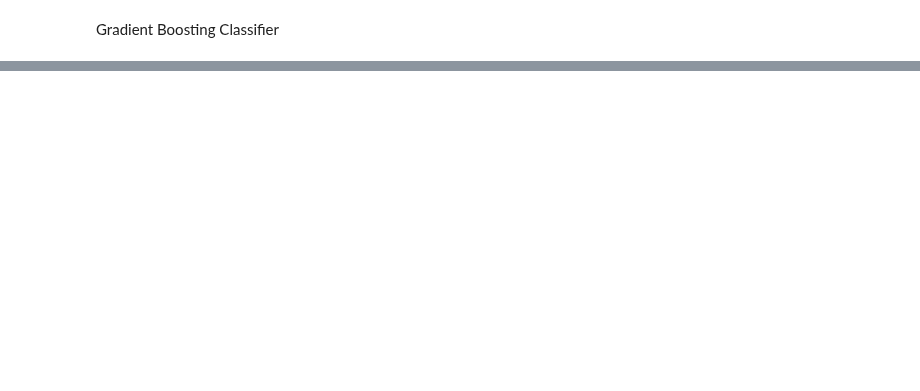
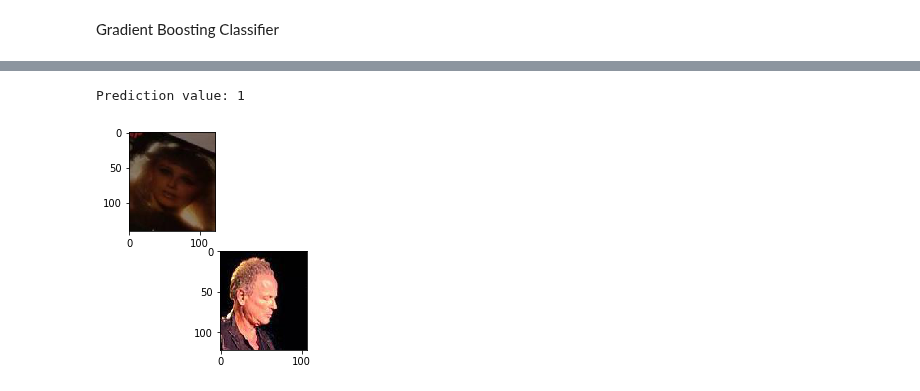
Before and after one commit to T-rex007/Face_recognition, a Jupyter notebook: gboosttrees_pipeline-Copy1.ipynb, the cells around one changed output, grey strips where cells are left out. Saved outputs shown, nothing was run; the diff lists cells and outputs as text; code cells hidden in the pictures; blank space fills up the shorter version.

```diff
--- a/gboosttrees_pipeline-Copy1.ipynb
+++ b/gboosttrees_pipeline-Copy1.ipynb
@@ -83,0 +157,5 @@ dump(f_selector, "demo/PipelineParts/feature_selector.joblib")
+# %%
+showfalse(2)
+# %% [output]
+Prediction value: 1
+[figure, added]
```
Also changed, not shown: parts of 28 cells of this notebook.
